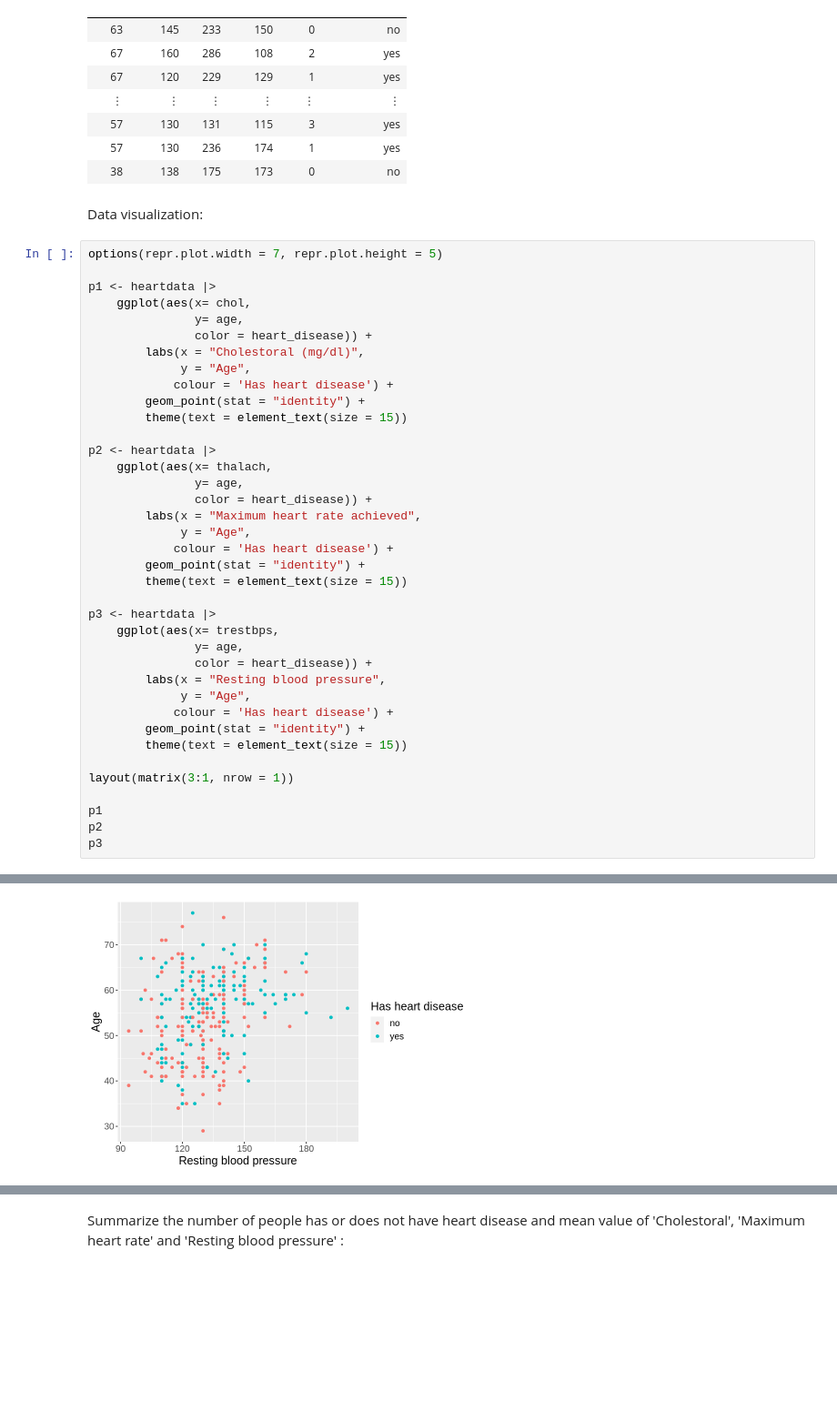
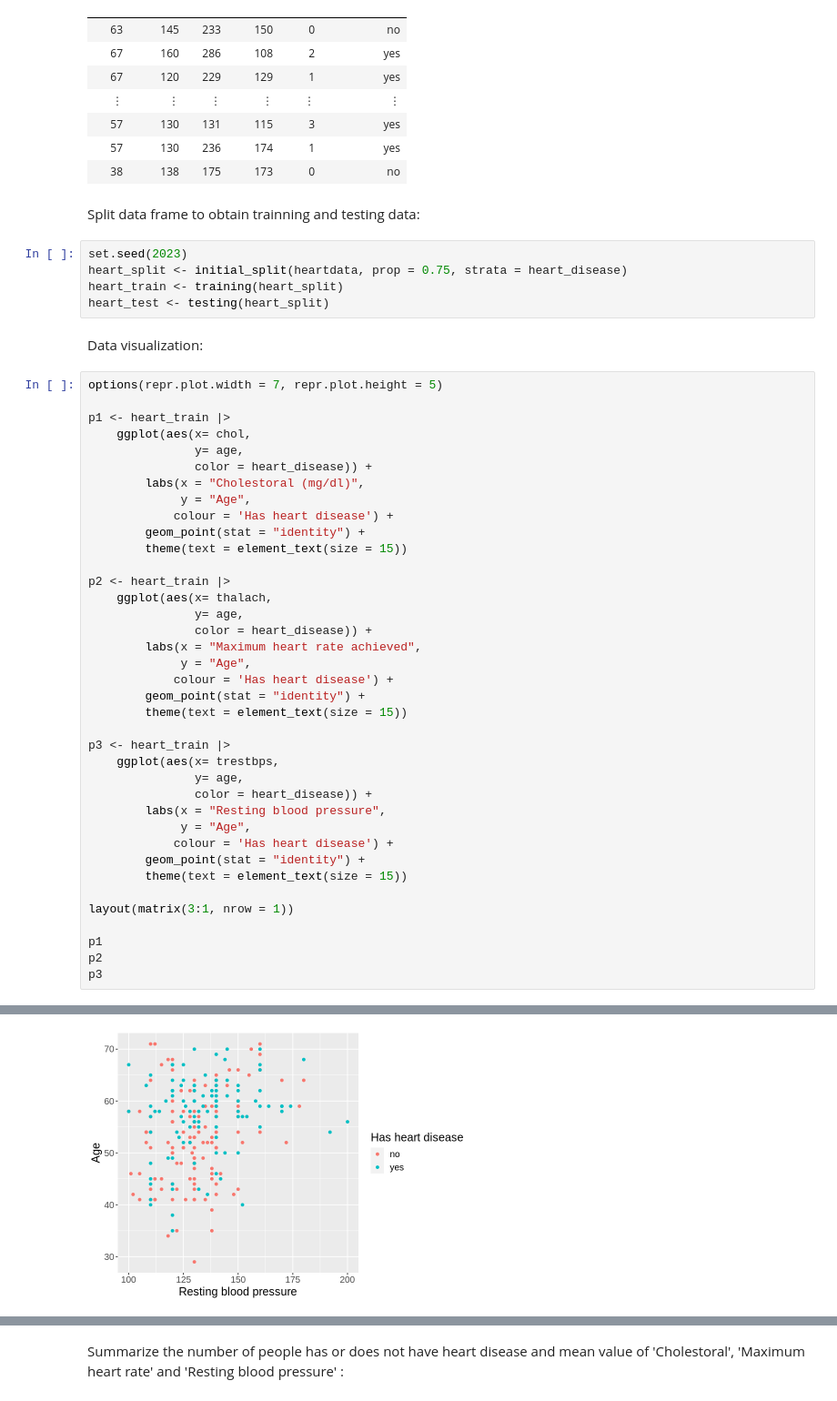
Before and after one commit to GhostGrago/Heart-Disease-Prediction-Program, a Jupyter notebook: Heartdata.ipynb, the cells around one changed output, grey strips where cells are left out. Shown: that part at 91% size. Drawn from its saved outputs; the diff is of its cells as text; blank space fills up the shorter version.

```diff
--- a/Heartdata.ipynb
+++ b/Heartdata.ipynb
@@ -84,12 +92,19 @@ A tibble: 303 × 6
 | 57 | 130 | 131 | 115 | 3 | yes |
 | 57 | 130 | 236 | 174 | 1 | yes |
 | 38 | 138 | 175 | 173 | 0 | no |
+# %% [markdown]
+Split data frame to obtain trainning and testing data:
+# %%
+set.seed(2023)
+heart_split <- initial_split(heartdata, prop = 0.75, strata = heart_disease)
+heart_train <- training(heart_split)
+heart_test <- testing(heart_split)
 # %% [markdown]
 Data visualization:
 # %%
 options(repr.plot.width = 7, repr.plot.height = 5)
 
-p1 <- heartdata |>
+p1 <- heart_train |>
     ggplot(aes(x= chol,
                y= age,
                color = heart_disease)) +
@@ -99,7 +114,7 @@ p1 <- heartdata |>
         geom_point(stat = "identity") +
         theme(text = element_text(size = 15))
 
-p2 <- heartdata |>
+p2 <- heart_train |>
     ggplot(aes(x= thalach,
                y= age,
                color = heart_disease)) +
@@ -109,7 +124,7 @@ p2 <- heartdata |>
         geom_point(stat = "identity") +
         theme(text = element_text(size = 15))
 
-p3 <- heartdata |>
+p3 <- heart_train |>
     ggplot(aes(x= trestbps,
                y= age,
                color = heart_disease)) +
@@ -130 +145 @@ p3
-[figure, old version]
+[figure, new version]
```
Also changed, not shown: parts of 8 cells of this notebook.
